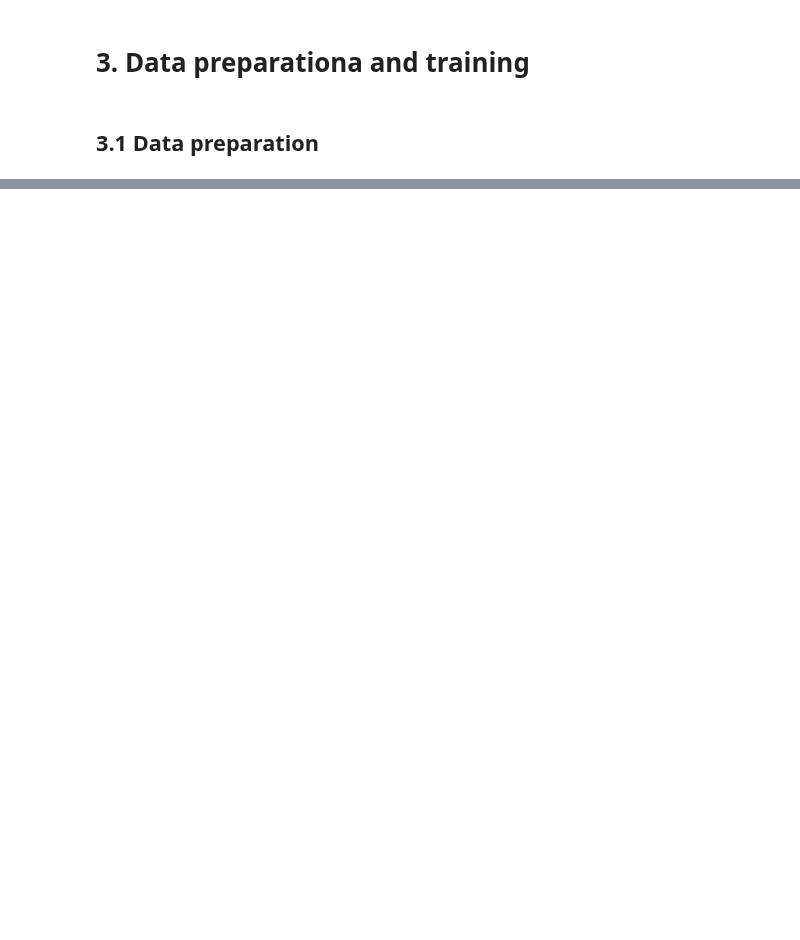
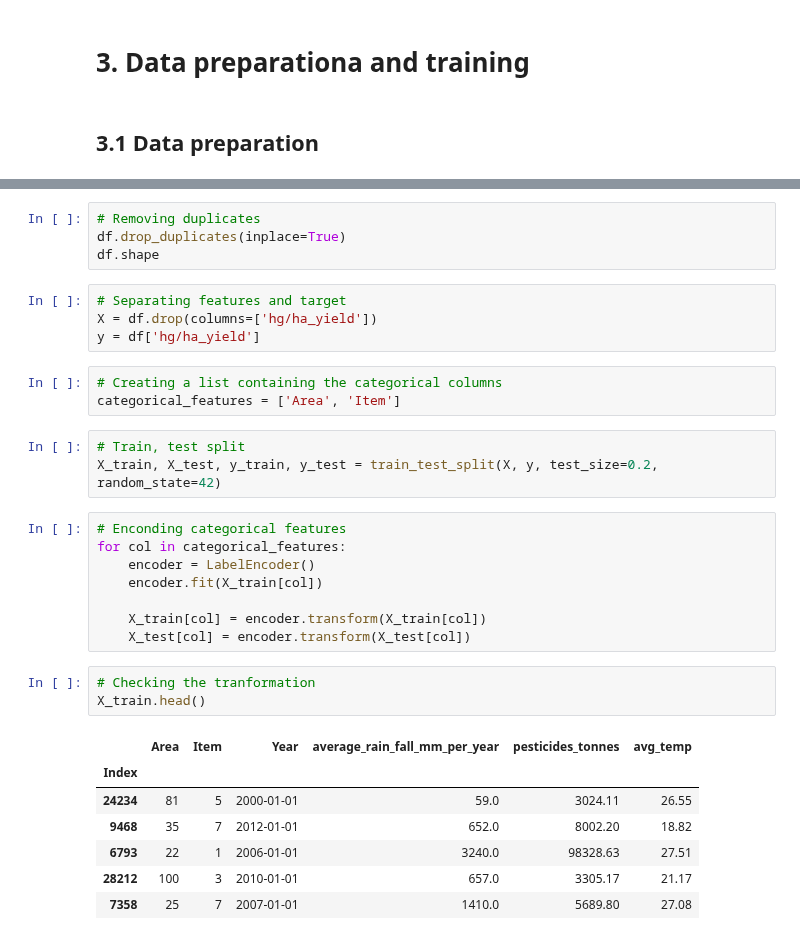
Before and after one commit to andrefpvalenga/crop-yeld-project, a Jupyter notebook: CropYeldPrediction.ipynb, the cells around one changed output, grey strips where cells are left out. Saved outputs shown, nothing was run; the diff lists cells and outputs as text; blank space fills up the shorter version.

```diff
--- a/CropYeldPrediction.ipynb
+++ b/CropYeldPrediction.ipynb
@@ -458,0 +443,33 @@ Relatório:
+# %%
+# Removing duplicates
+df.drop_duplicates(inplace=True)
+df.shape
+# %%
+# Separating features and target
+X = df.drop(columns=['hg/ha_yield'])
+y = df['hg/ha_yield']
+# %%
+# Creating a list containing the categorical columns
+categorical_features = ['Area', 'Item']
+# %%
+# Train, test split
+X_train, X_test, y_train, y_test = train_test_split(X, y, test_size=0.2, random_state=42)
+# %%
+# Enconding categorical features
+for col in categorical_features:
+    encoder = LabelEncoder()
+    encoder.fit(X_train[col])
+
+    X_train[col] = encoder.transform(X_train[col])
+    X_test[col] = encoder.transform(X_test[col])
+# %%
+# Checking the tranformation
+X_train.head()
+# %% [output]
+|  | Area | Item | Year | average_rain_fall_mm_per_year | pesticides_tonnes | avg_temp |
+| Index |  |  |  |  |  |  |
+| 24234 | 81 | 5 | 2000-01-01 | 59.0 | 3024.11 | 26.55 |
+| 9468 | 35 | 7 | 2012-01-01 | 652.0 | 8002.20 | 18.82 |
+| 6793 | 22 | 1 | 2006-01-01 | 3240.0 | 98328.63 | 27.51 |
+| 28212 | 100 | 3 | 2010-01-01 | 657.0 | 3305.17 | 21.17 |
+| 7358 | 25 | 7 | 2007-01-01 | 1410.0 | 5689.80 | 27.08 |
```
Also changed, not shown: parts of 10 cells of this notebook.
